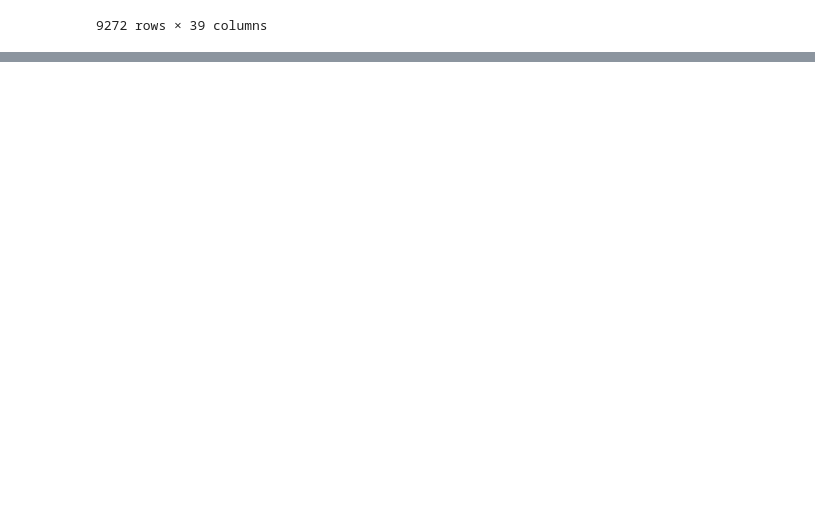
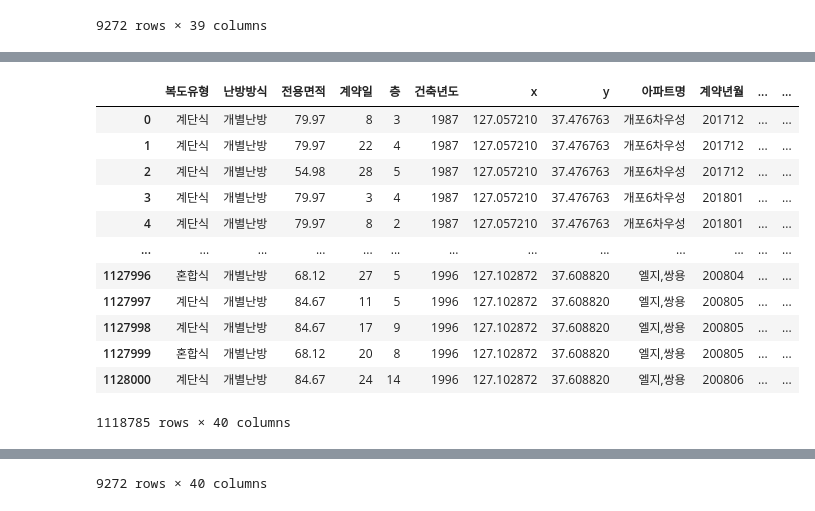
Before and after one commit to UpstageAILab/upstage-ml-regression-07, a Jupyter notebook: house_price_pred/notebooks/08-lyh-add_counting_transportation.ipynb, the cells around one changed output, grey strips where cells are left out. Cells and saved outputs as stored; diff of their text form; code cells hidden in the pictures; blank space fills up the shorter version.

Commit message:
Update lead apartment distance column

```diff
--- a/house_price_pred/notebooks/08-lyh-add_counting_transportation.ipynb
+++ b/house_price_pred/notebooks/08-lyh-add_counting_transportation.ipynb
@@ -412,0 +470,7 @@ df_test.to_csv('../data/interim/test_final_transportation.csv', index=False)
+# %%
+# 지역구별 대장 아파트들을 입력합니다.
+lead_house = dict()
+
+for gu, X, Y in zip(lead_apt['구'].values, lead_apt['x'].values, lead_apt['y'].values):
+    if gu not in lead_house.keys():
+        lead_house[gu] = (X, Y)
@@ -412,0 +497,26 @@ df_test.to_csv('../data/interim/test_final_transportation.csv', index=False)
+# %%
+# 위경도를 이용해 두 지점간의 거리를 구하는 함수를 생성합니다.
+def haversine_distance(lat1, lon1, lat2, lon2):
+    radius = 6371.0
+
+    lat1 = math.radians(lat1)
+    lon1 = math.radians(lon1)
+    lat2 = math.radians(lat2)
+    lon2 = math.radians(lon2)
+
+    dlon = lon2 - lon1
+    dlat = lat2 - lat1
+    a = math.sin(dlat / 2) ** 2 + math.cos(lat1) * math.cos(lat2) * math.sin(dlon / 2) ** 2
+    c = 2 * math.atan2(math.sqrt(a), math.sqrt(1 - a))
+
+    distance = radius * c
+    return distance
+
+
+# 대장 아파트의 위경도 데이터프레임을 구성합니다.
+lead_house_data = pd.DataFrame([{"구": k, "대장_좌표X": v[1], "대장_좌표Y": v[0]} for k, v in lead_house.items()])
+lead_house_data
+
+# 데이터프레임간 결합을 합니다.
+house_data = pd.merge(df_all, lead_house_data, how="inner", on="구")
+house_data
@@ -412,0 +537,2 @@ df_test.to_csv('../data/interim/test_final_transportation.csv', index=False)
+# %%
+house_data['대장아파트_거리'] = house_data.apply(lambda row: haversine_distance(row["y"], row["x"], row["대장_좌표Y"], row["대장_좌표X"]), axis=1)
@@ -412,0 +559,3 @@ df_test.to_csv('../data/interim/test_final_transportation.csv', index=False)
+# %%
+house_data = house_data.drop(columns=['대장_좌표X', '대장_좌표Y'])
+house_data.isnull().sum()
@@ -412,0 +580,20 @@ df_test.to_csv('../data/interim/test_final_transportation.csv', index=False)
+# %%
+df_all = house_data
+df_train = df_all[df_all['is_test'] == 0]
+df_test = df_all[df_all['is_test'] == 1]
+display(df_train)
+display(df_test)
+# %% [output]
+|  | 복도유형 | 난방방식 | 전용면적 | 계약일 | 층 | 건축년도 | x | y | 아파트명 | 계약년월 | ... | ... |
+| 0 | 계단식 | 개별난방 | 79.97 | 8 | 3 | 1987 | 127.057210 | 37.476763 | 개포6차우성 | 201712 | ... | ... |
+| 1 | 계단식 | 개별난방 | 79.97 | 22 | 4 | 1987 | 127.057210 | 37.476763 | 개포6차우성 | 201712 | ... | ... |
+| 2 | 계단식 | 개별난방 | 54.98 | 28 | 5 | 1987 | 127.057210 | 37.476763 | 개포6차우성 | 201712 | ... | ... |
+| 3 | 계단식 | 개별난방 | 79.97 | 3 | 4 | 1987 | 127.057210 | 37.476763 | 개포6차우성 | 201801 | ... | ... |
+| 4 | 계단식 | 개별난방 | 79.97 | 8 | 2 | 1987 | 127.057210 | 37.476763 | 개포6차우성 | 201801 | ... | ... |
+| ... | ... | ... | ... | ... | ... | ... | ... | ... | ... | ... | ... | ... |
+| 1127996 | 혼합식 | 개별난방 | 68.12 | 27 | 5 | 1996 | 127.102872 | 37.608820 | 엘지,쌍용 | 200804 | ... | ... |
+| 1127997 | 계단식 | 개별난방 | 84.67 | 11 | 5 | 1996 | 127.102872 | 37.608820 | 엘지,쌍용 | 200805 | ... | ... |
+| 1127998 | 계단식 | 개별난방 | 84.67 | 17 | 9 | 1996 | 127.102872 | 37.608820 | 엘지,쌍용 | 200805 | ... | ... |
+| 1127999 | 혼합식 | 개별난방 | 68.12 | 20 | 8 | 1996 | 127.102872 | 37.608820 | 엘지,쌍용 | 200805 | ... | ... |
+| 1128000 | 계단식 | 개별난방 | 84.67 | 24 | 14 | 1996 | 127.102872 | 37.608820 | 엘지,쌍용 | 200806 | ... | ... |
+1118785 rows × 40 columns
@@ -412,0 +612 @@ df_test.to_csv('../data/interim/test_final_transportation.csv', index=False)
+9272 rows × 40 columns
```
Also changed, not shown: parts of 12 cells of this notebook.
